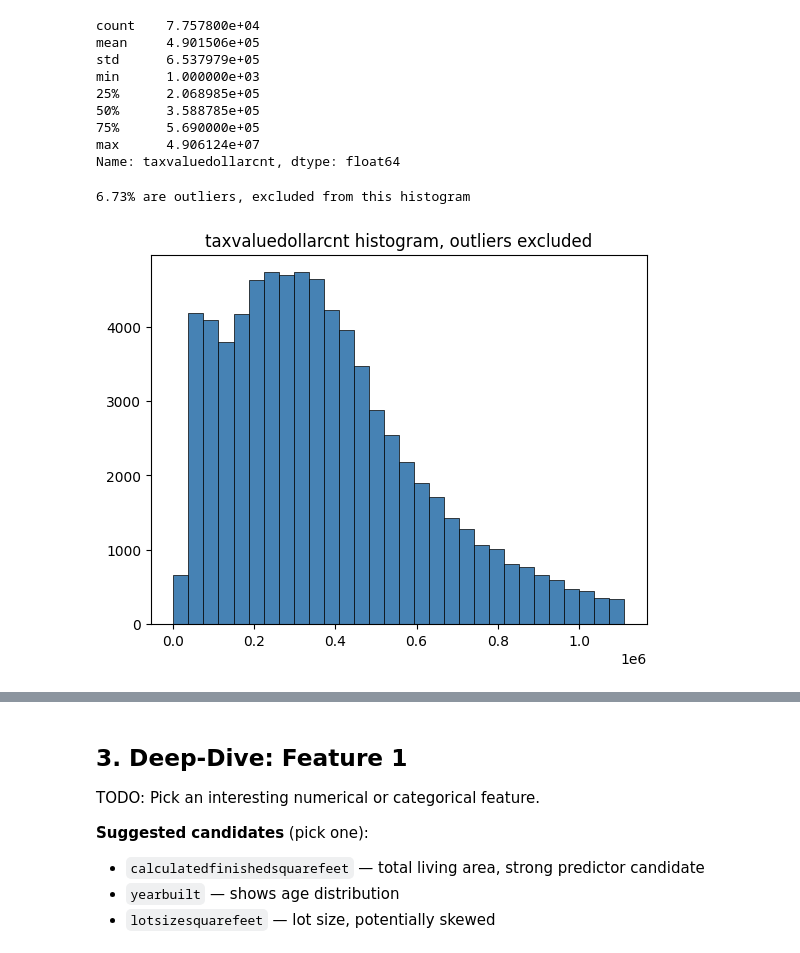
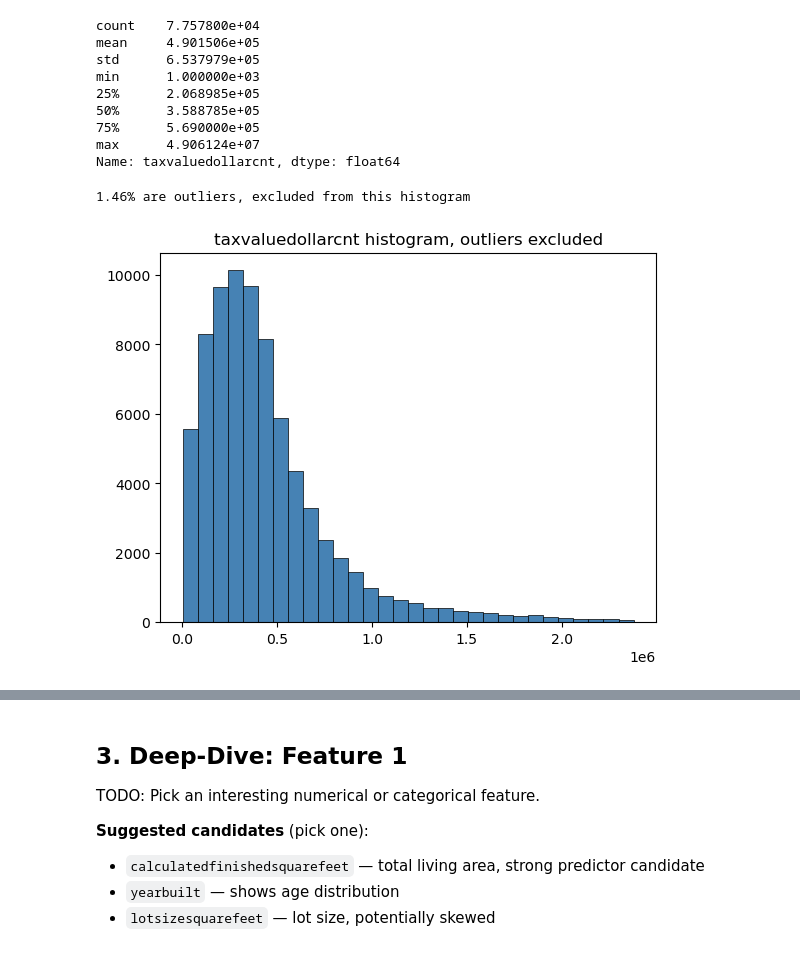
Before and after one commit to kumargaurav-bu-edu/bu_shared_projects, a Jupyter notebook: 02_eda_feature_visualization.ipynb, the cells around one changed output, grey strips where cells are left out. Cells and saved outputs as stored; diff of their text form; code cells hidden in the pictures.

```diff
--- a/02_eda_feature_visualization.ipynb
+++ b/02_eda_feature_visualization.ipynb
@@ -184,23 +171,24 @@ Name: taxvaluedollarcnt, dtype: float64
 # %%
 # Histogram, outliers removed:
 
 # calculate outlier cutoff, defined by Q3 + 1.5IQR:
 IQR = df[target].quantile(0.75) - df[target].quantile(0.25)
-uppercutoff = df[target].quantile(0.75) + 1.5*IQR
-lowercutoff = df[target].quantile(0.25) - 1.5*IQR
+uppercutoff = df[target].quantile(0.75) + 5*IQR
+lowercutoff = df[target].quantile(0.25) - 5*IQR
 
 # create mask to exclude left and right-side outliers:
 mask = (df[target] > lowercutoff) & (df[target] < uppercutoff)
 no_outliers = df[mask]
 
 # calculate % outliers:
 target_outliers = abs(no_outliers.shape[0] / df[target].shape[0] - 1)*100
 print(f"{target_outliers:.2f}% are outliers, excluded from this histogram")
 
 # plot:
 plt.hist(no_outliers[target].dropna(), bins=30, edgecolor='black', linewidth=0.5, color='steelblue')
 plt.title(f'{target} histogram, outliers excluded')
+# show distance from mean on x-axis
 None
 # %% [output]
-6.73% are outliers, excluded from this histogram
+1.46% are outliers, excluded from this histogram
-[figure, old version]
+[figure, new version]
```
Also changed, not shown: parts of 12 cells of this notebook.
